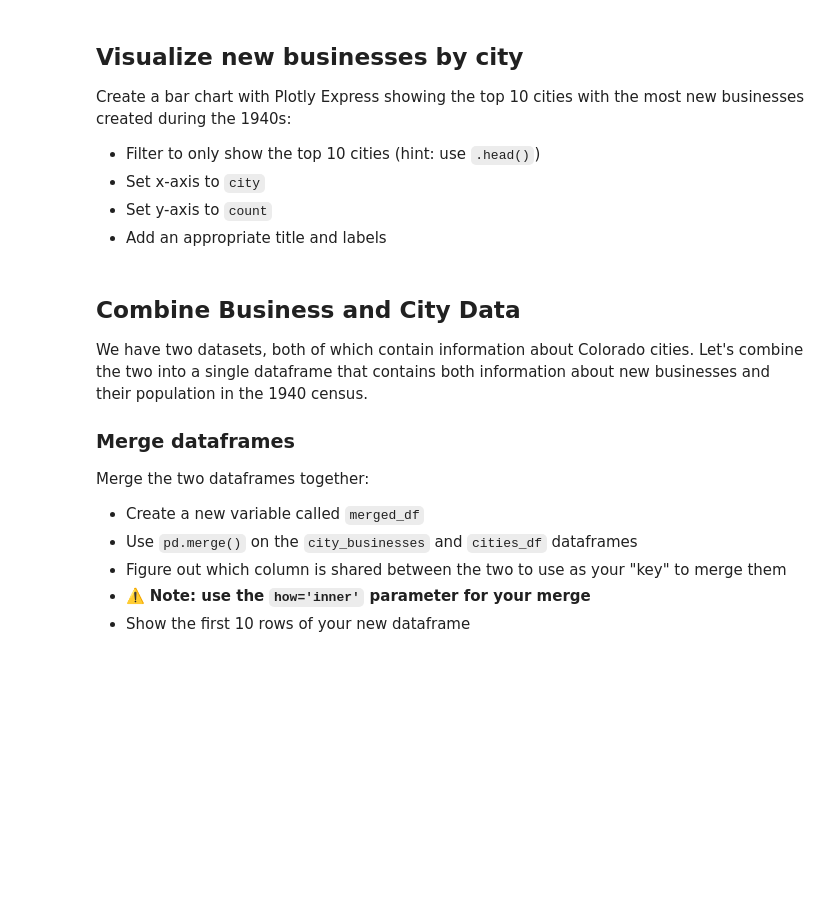
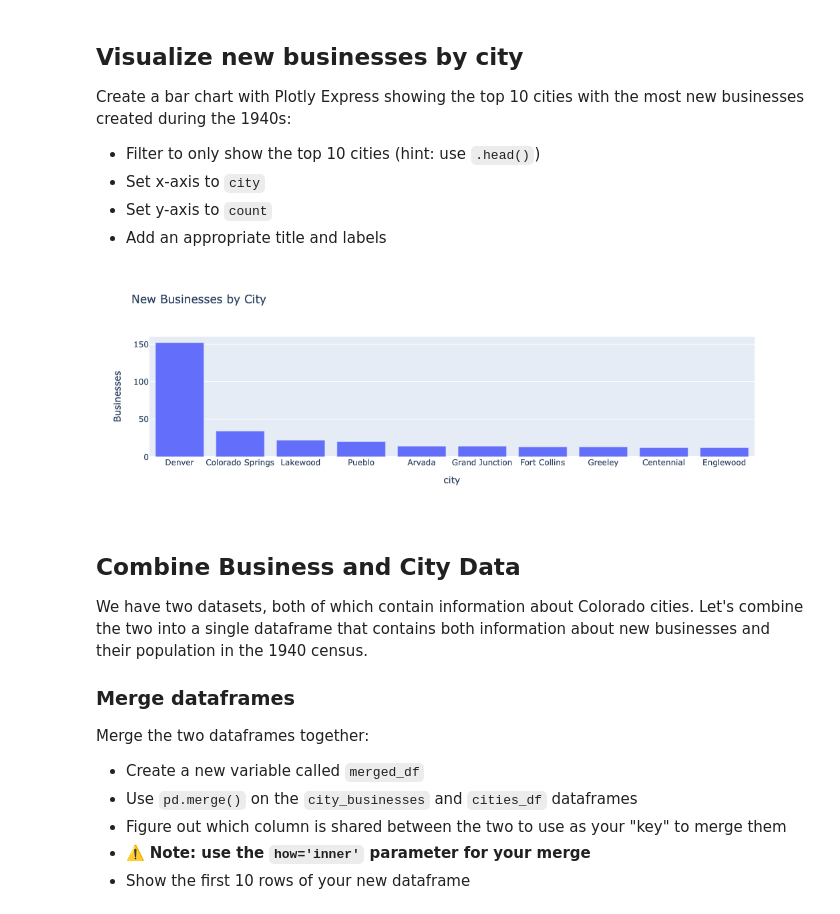
Before and after one commit to bwarzel/warzel-sp25-data-materials, a Jupyter notebook: week-10/warzel-hw-08.ipynb, the cells around one changed output. Cells and saved outputs as stored; diff of their text form; code cells hidden in the pictures; blank space fills up the shorter version.

```diff
--- a/week-10/warzel-hw-08.ipynb
+++ b/week-10/warzel-hw-08.ipynb
@@ -286,0 +291,3 @@ Create a new variable called `city_businesses` that contains:
+# %%
+city_businesses = businesses_df['city'].value_counts().reset_index()
+city_businesses.head(10)
@@ -298,3 +315,17 @@ Create a bar chart with Plotly Express showing the top 10 cities with the most n
+# %%
+# Add title and customize axis labels
+fig2 = px.bar(
+    city_businesses.head(10),
+    x='city',
+    y='count',
+    title='New Businesses by City',  # Add a title
+    labels={'county': 'City', 'count': 'Businesses'}  # Rename axis labels
+)
+
+# Display the chart
+fig2.show()
+# %% [output]
+[figure, added]
 # %% [markdown]
 ## Combine Business and City Data
 
```
Also changed, not shown: parts of 21 cells of this notebook, 1 other file.
